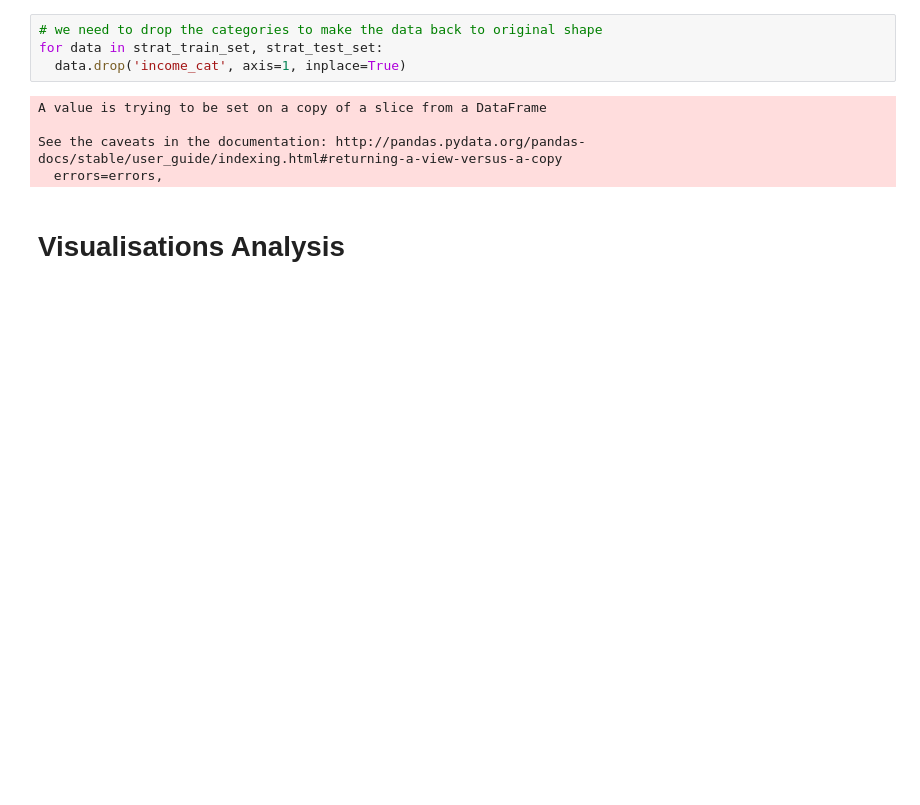
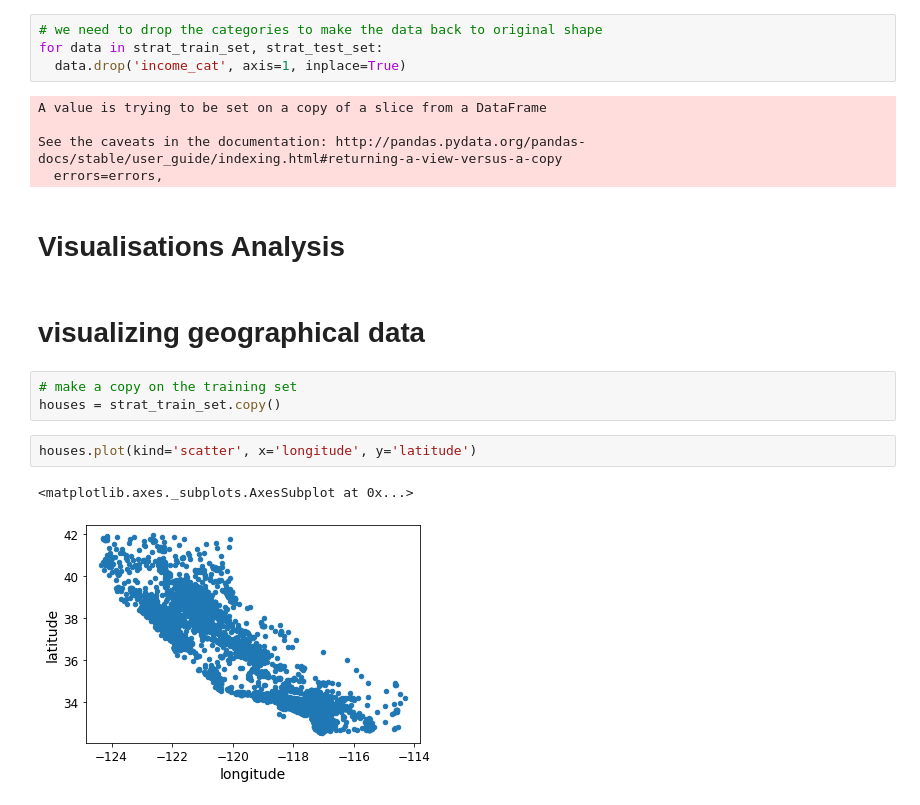
Before and after one commit to AilingLiu/property_price_prediction, a Jupyter notebook: housing_price_predict.ipynb, the cells around one changed output. Drawn from its saved outputs; the diff is of its cells as text; blank space fills up the shorter version.

```diff
--- a/housing_price_predict.ipynb
+++ b/housing_price_predict.ipynb
@@ -192,3 +201,13 @@ See the caveats in the documentation: http://pandas.pydata.org/pandas-docs/stabl
   errors=errors,
 # %% [markdown]
 # Visualisations Analysis
+# %% [markdown]
+# visualizing geographical data
+# %%
+# make a copy on the training set
+houses = strat_train_set.copy()
+# %%
+houses.plot(kind='scatter', x='longitude', y='latitude')
+# %% [output]
+<matplotlib.axes._subplots.AxesSubplot at 0x...>
+[figure, added]
```
Also changed, not shown: parts of 50 cells of this notebook.
